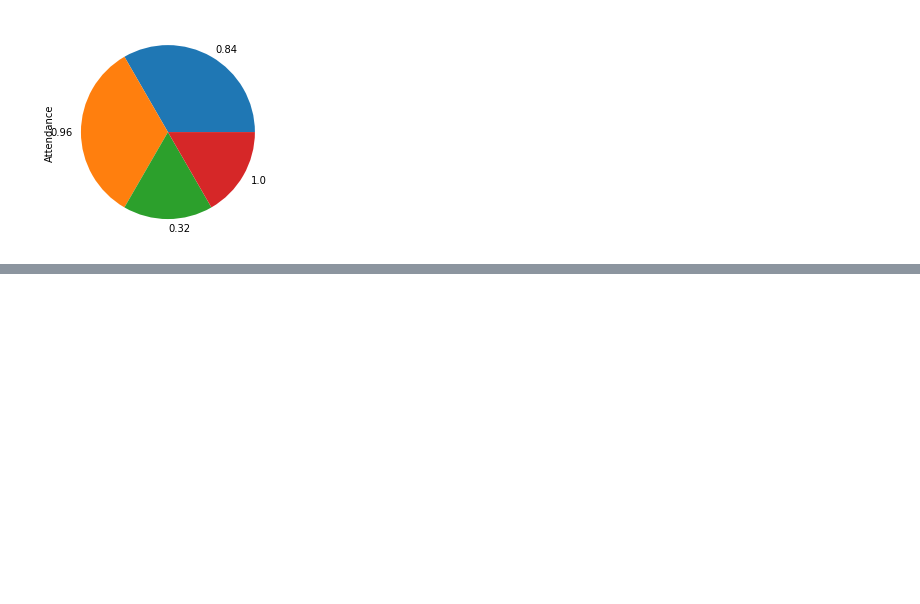
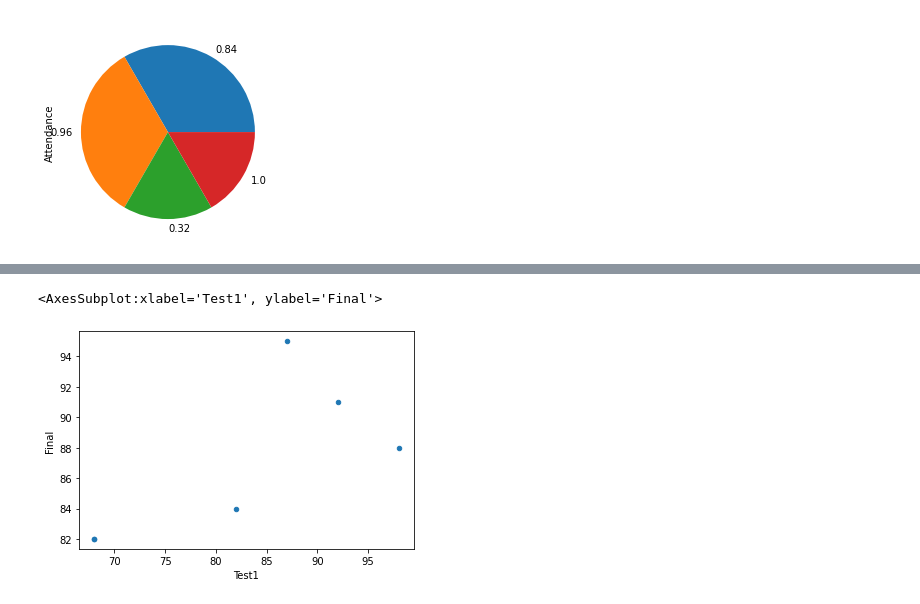
Before and after one commit to Eng-Mohamed-Ezzat/UdacityDataAnalysis_The_Data_Analysis_Process, a Jupyter notebook: Visualization.ipynb, the cells around one changed output, grey strips where cells are left out. Drawn from its saved outputs; the diff is of its cells as text; code cells hidden in the pictures; blank space fills up the shorter version.

```diff
--- a/Visualization.ipynb
+++ b/Visualization.ipynb
@@ -78,0 +125,5 @@ df.Attendance.value_counts().plot(kind='pie')
+# %%
+df.plot(x='Test1', y='Final', kind='scatter')
+# %% [output]
+<AxesSubplot:xlabel='Test1', ylabel='Final'>
+[figure, added]
```
Also changed, not shown: parts of 4 cells of this notebook.
